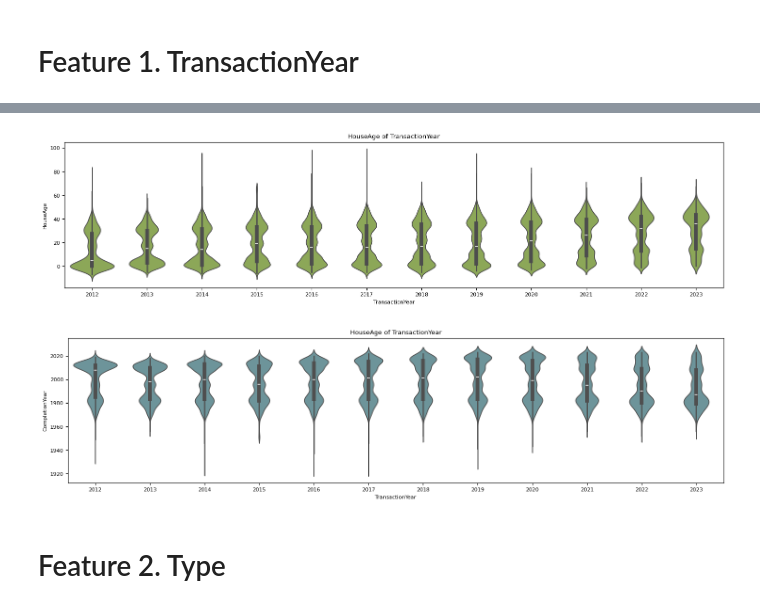
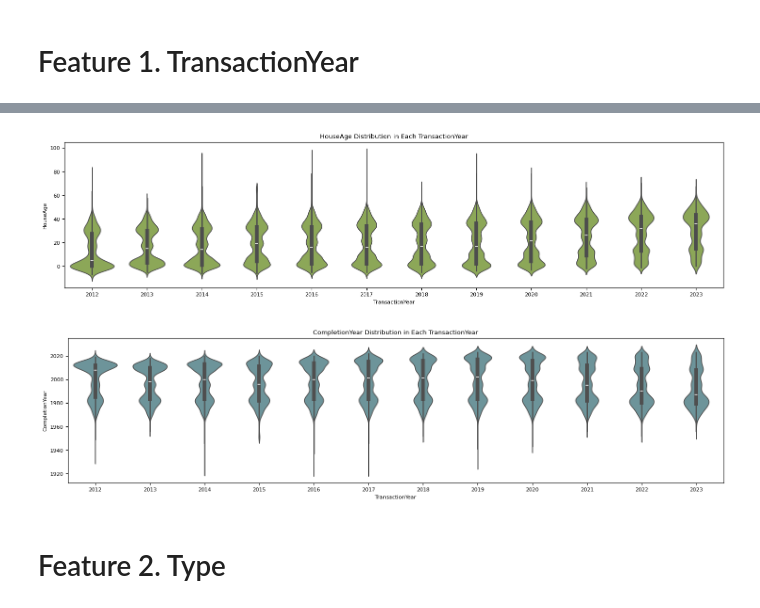
Before and after one commit to ValerieChen7331/House_Price, a Jupyter notebook: 6_Imputation_HouseAge.ipynb, the cells around one changed output, grey strips where cells are left out. Drawn from its saved outputs; the diff is of its cells as text; code cells hidden in the pictures.

Commit message:
Update for plot/address

```diff
--- a/6_Imputation_HouseAge.ipynb
+++ b/6_Imputation_HouseAge.ipynb
@@ -194,22 +194,22 @@ Missing value percentage (%): 7.7
 # %%
 # 只存取數值欄位
 df_type = df_nonull.select_dtypes(include = ['float64', 'int64'])
 df_type['District'] = df_nonull['District']
 df_type['Type'] = df_nonull['Type']
 
 plt.figure(figsize=(18,4))
 sns.violinplot(data=df_type,x='TransactionYear',y='HouseAge', color='#90B44B')
-plt.title('HouseAge of TransactionYear')
+plt.title('HouseAge Distribution in Each TransactionYear')
 plt.show()
 # %% [output]
-[figure, old version]
+[figure, new version]
 # %%
 plt.figure(figsize=(18,4))
 sns.violinplot(data=df_type,x='TransactionYear',y='CompletionYear', color='#6699A1')
-plt.title('HouseAge of TransactionYear')
+plt.title('CompletionYear Distribution in Each TransactionYear')
 plt.show()
 # %% [output]
-[figure, old version]
+[figure, new version]
 # %% [markdown]
 # Feature 2. Type
 # %%
```
Also changed, not shown: parts of 23 cells of this notebook, 8 other files.
